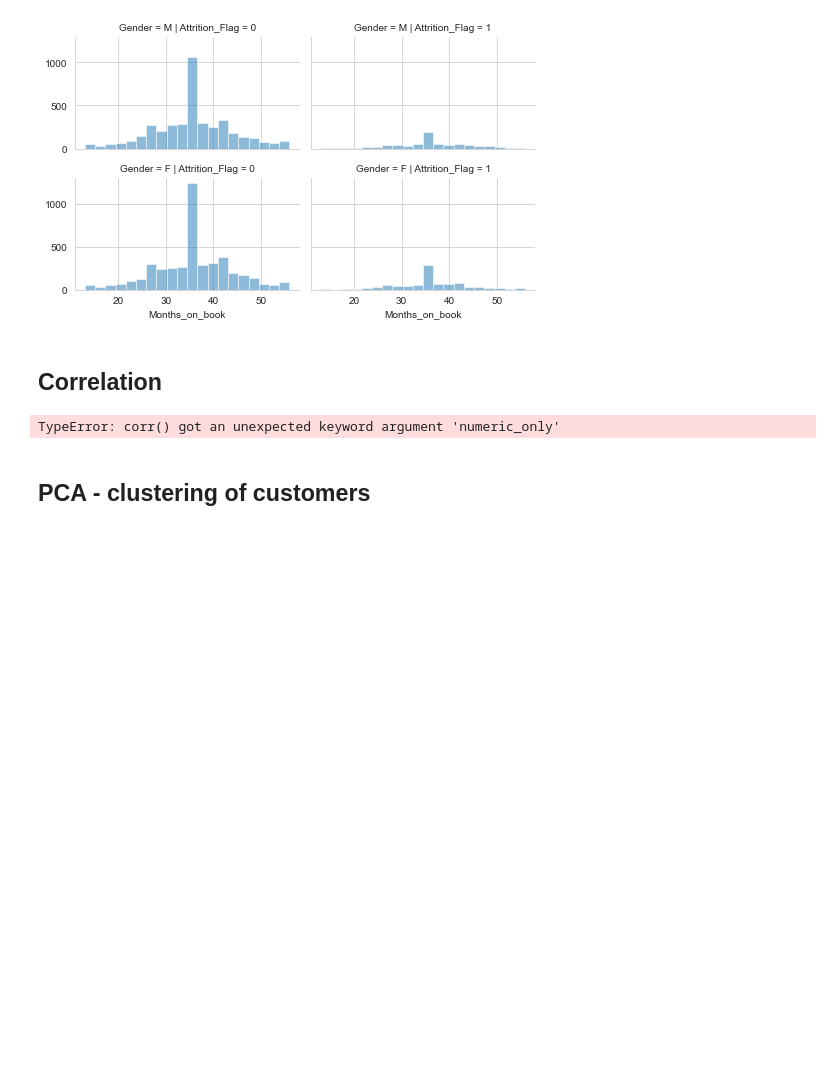
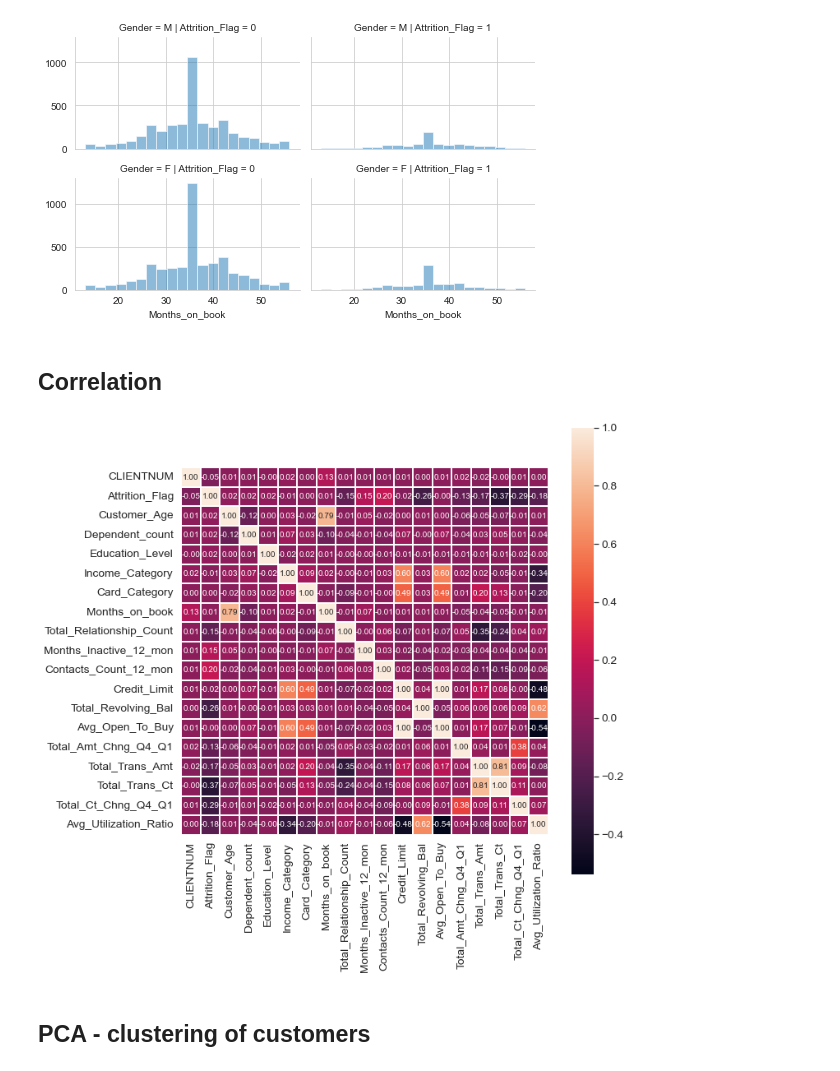
Before and after one commit to kasiadybcio/Credit_card, a Jupyter notebook: eda.ipynb, the cells around one changed output. Drawn from its saved outputs; the diff is of its cells as text; code cells hidden in the pictures; blank space fills up the shorter version.

```diff
--- a/eda.ipynb
+++ b/eda.ipynb
@@ -539,15 +540,15 @@ grid.add_legend()
 # %% [markdown]
 ## Correlation
 # %%
-corr = data.corr(numeric_only=True)
+corr = data.corr()
 plt.figure(figsize=(10, 10))
 sns.set(font_scale=1.25)
 sns.heatmap(
     corr, linewidths=1.5, annot=True, square=True, fmt=".2f", annot_kws={"size": 10}
 )
 plt.show()
 # %% [output]
-TypeError: corr() got an unexpected keyword argument 'numeric_only'
+[figure, added]
 # %% [markdown]
 ## PCA - clustering of customers
 # %% [markdown]
```
Also changed, not shown: parts of 4 cells of this notebook.
